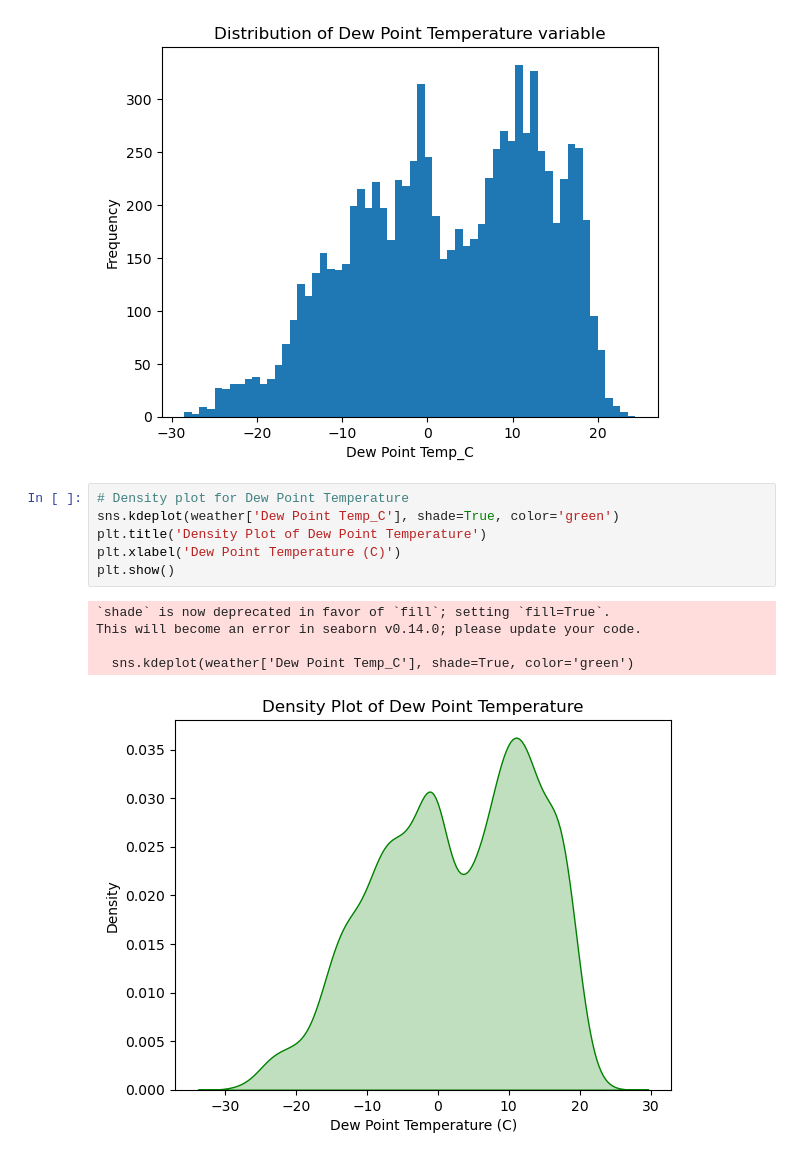
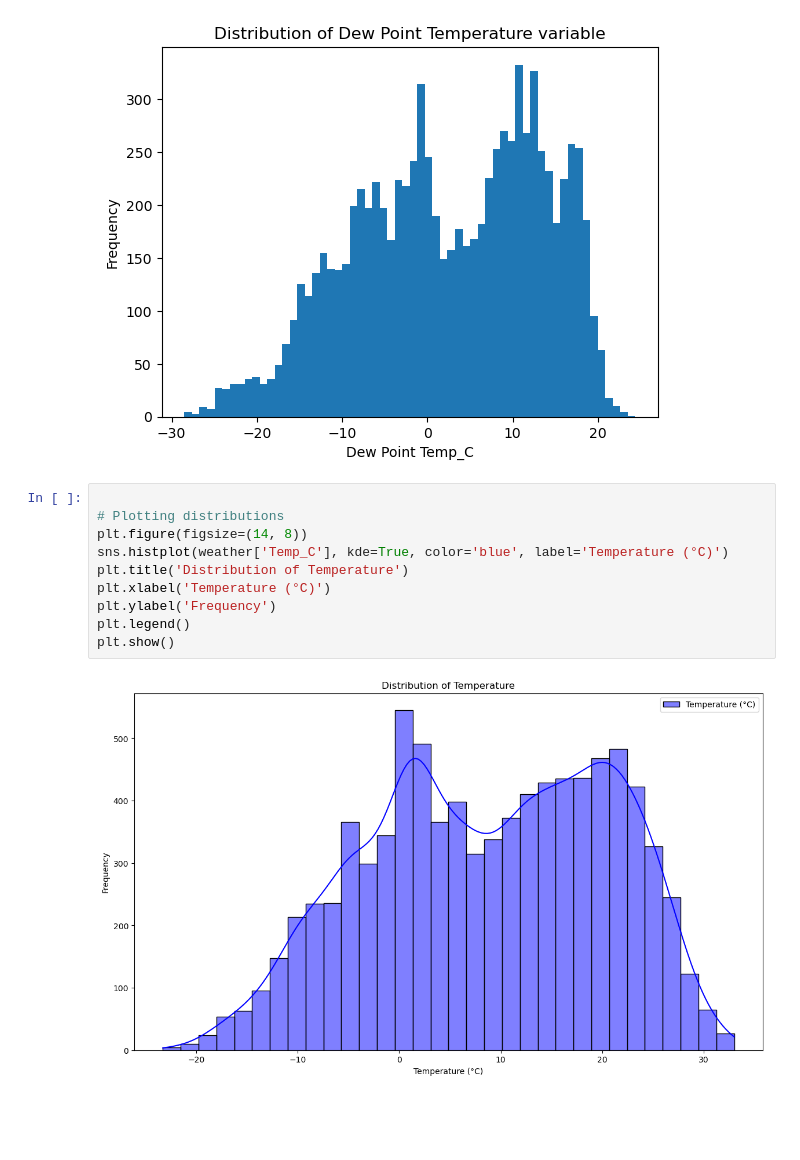
Before and after one commit to MugulTum/Lux_academy-July-September, a Jupyter notebook: Week2/weather2.ipynb, the cells around one changed output. Drawn from its saved outputs; the diff is of its cells as text; blank space fills up the shorter version.

```diff
--- a/Week2/weather2.ipynb
+++ b/Week2/weather2.ipynb
@@ -99,14 +87,14 @@ plt.show()
 # %% [output]
 [figure]
 # %%
-# Density plot for Dew Point Temperature
-sns.kdeplot(weather['Dew Point Temp_C'], shade=True, color='green')
-plt.title('Density Plot of Dew Point Temperature')
-plt.xlabel('Dew Point Temperature (C)')
+
+# Plotting distributions
+plt.figure(figsize=(14, 8))
+sns.histplot(weather['Temp_C'], kde=True, color='blue', label='Temperature (°C)')
+plt.title('Distribution of Temperature')
+plt.xlabel('Temperature (°C)')
+plt.ylabel('Frequency')
+plt.legend()
 plt.show()
 # %% [output]
-`shade` is now deprecated in favor of `fill`; setting `fill=True`.
-This will become an error in seaborn v0.14.0; please update your code.
-
-  sns.kdeplot(weather['Dew Point Temp_C'], shade=True, color='green')
-[figure, old version]
+[figure, new version]
```
Also changed, not shown: parts of 17 cells of this notebook, 1 other file.
